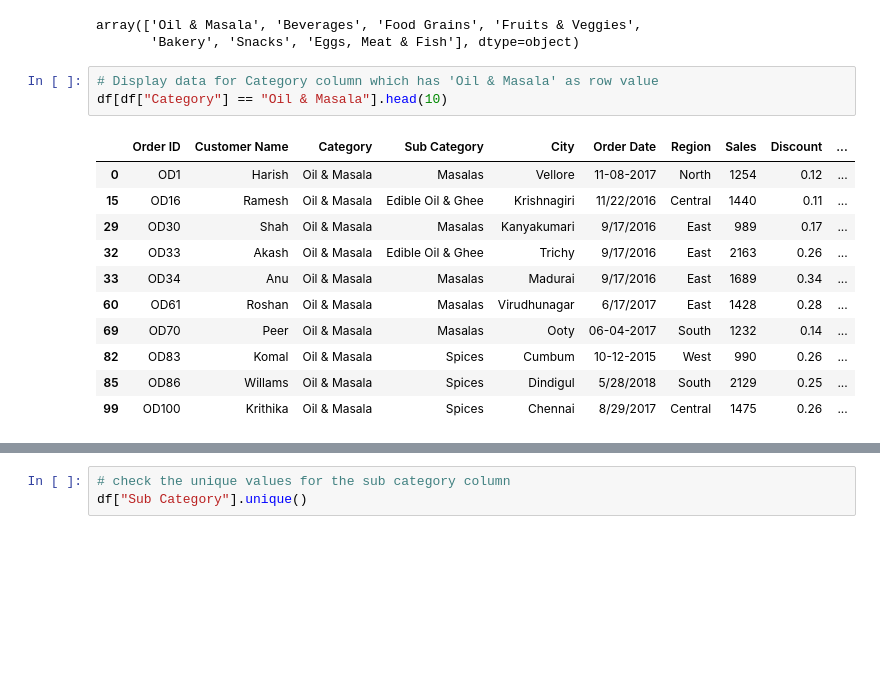
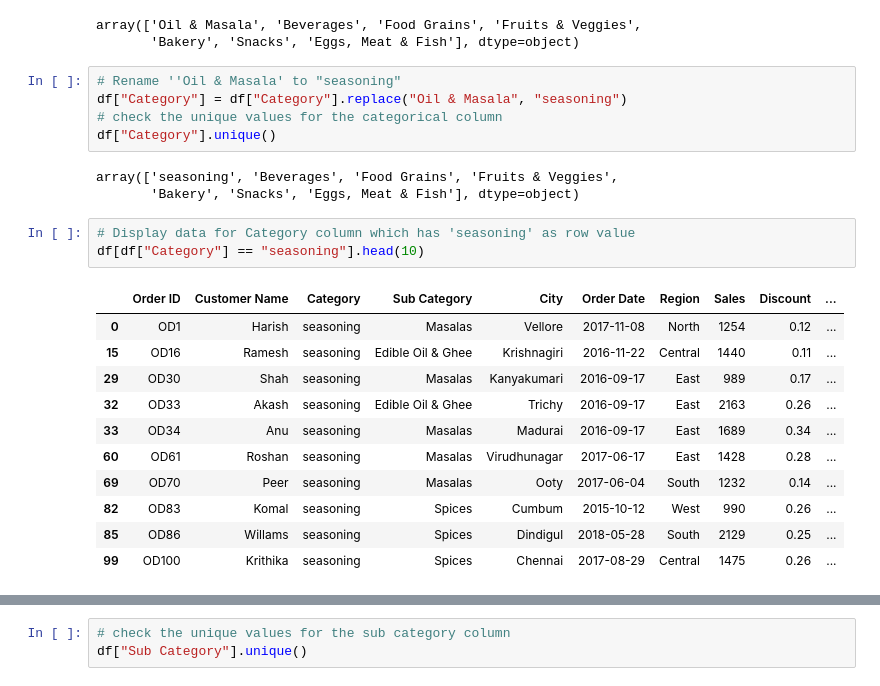
Before and after one commit to ruprekhab/retail_analytics, a Jupyter notebook: data_clean.ipynb, the cells around one changed output, grey strips where cells are left out. Drawn from its saved outputs; the diff is of its cells as text; blank space fills up the shorter version.

```diff
--- a/data_clean.ipynb
+++ b/data_clean.ipynb
@@ -123,21 +123,29 @@ df["Category"].unique()
 # %% [output]
 array(['Oil & Masala', 'Beverages', 'Food Grains', 'Fruits & Veggies',
        'Bakery', 'Snacks', 'Eggs, Meat & Fish'], dtype=object)
+# %%
+# Rename ''Oil & Masala' to "seasoning"
+df["Category"] = df["Category"].replace("Oil & Masala", "seasoning")
+# check the unique values for the categorical column
+df["Category"].unique()
+# %% [output]
+array(['seasoning', 'Beverages', 'Food Grains', 'Fruits & Veggies',
+       'Bakery', 'Snacks', 'Eggs, Meat & Fish'], dtype=object)
 # %%
-# Display data for Category column which has 'Oil & Masala' as row value
-df[df["Category"] == "Oil & Masala"].head(10)
+# Display data for Category column which has 'seasoning' as row value
+df[df["Category"] == "seasoning"].head(10)
 # %% [output]
 |  | Order ID | Customer Name | Category | Sub Category | City | Order Date | Region | Sales | Discount | ... |
-| 0 | OD1 | Harish | Oil & Masala | Masalas | Vellore | 11-08-2017 | North | 1254 | 0.12 | ... |
-| 15 | OD16 | Ramesh | Oil & Masala | Edible Oil & Ghee | Krishnagiri | 11/22/2016 | Central | 1440 | 0.11 | ... |
-| 29 | OD30 | Shah | Oil & Masala | Masalas | Kanyakumari | 9/17/2016 | East | 989 | 0.17 | ... |
-| 32 | OD33 | Akash | Oil & Masala | Edible Oil & Ghee | Trichy | 9/17/2016 | East | 2163 | 0.26 | ... |
-| 33 | OD34 | Anu | Oil & Masala | Masalas | Madurai | 9/17/2016 | East | 1689 | 0.34 | ... |
-| 60 | OD61 | Roshan | Oil & Masala | Masalas | Virudhunagar | 6/17/2017 | East | 1428 | 0.28 | ... |
-| 69 | OD70 | Peer | Oil & Masala | Masalas | Ooty | 06-04-2017 | South | 1232 | 0.14 | ... |
-| 82 | OD83 | Komal | Oil & Masala | Spices | Cumbum | 10-12-2015 | West | 990 | 0.26 | ... |
-| 85 | OD86 | Willams | Oil & Masala | Spices | Dindigul | 5/28/2018 | South | 2129 | 0.25 | ... |
-| 99 | OD100 | Krithika | Oil & Masala | Spices | Chennai | 8/29/2017 | Central | 1475 | 0.26 | ... |
+| 0 | OD1 | Harish | seasoning | Masalas | Vellore | 2017-11-08 | North | 1254 | 0.12 | ... |
+| 15 | OD16 | Ramesh | seasoning | Edible Oil & Ghee | Krishnagiri | 2016-11-22 | Central | 1440 | 0.11 | ... |
+| 29 | OD30 | Shah | seasoning | Masalas | Kanyakumari | 2016-09-17 | East | 989 | 0.17 | ... |
+| 32 | OD33 | Akash | seasoning | Edible Oil & Ghee | Trichy | 2016-09-17 | East | 2163 | 0.26 | ... |
+| 33 | OD34 | Anu | seasoning | Masalas | Madurai | 2016-09-17 | East | 1689 | 0.34 | ... |
+| 60 | OD61 | Roshan | seasoning | Masalas | Virudhunagar | 2017-06-17 | East | 1428 | 0.28 | ... |
+| 69 | OD70 | Peer | seasoning | Masalas | Ooty | 2017-06-04 | South | 1232 | 0.14 | ... |
+| 82 | OD83 | Komal | seasoning | Spices | Cumbum | 2015-10-12 | West | 990 | 0.26 | ... |
+| 85 | OD86 | Willams | seasoning | Spices | Dindigul | 2018-05-28 | South | 2129 | 0.25 | ... |
+| 99 | OD100 | Krithika | seasoning | Spices | Chennai | 2017-08-29 | Central | 1475 | 0.26 | ... |
 # %%
 # Display data for Category column which has 'Eggs, Meat & Fish' as row value
 df[df["Category"] == "Eggs, Meat & Fish"].head(10)
```
Also changed, not shown: parts of 10 cells of this notebook, 3 other files.
